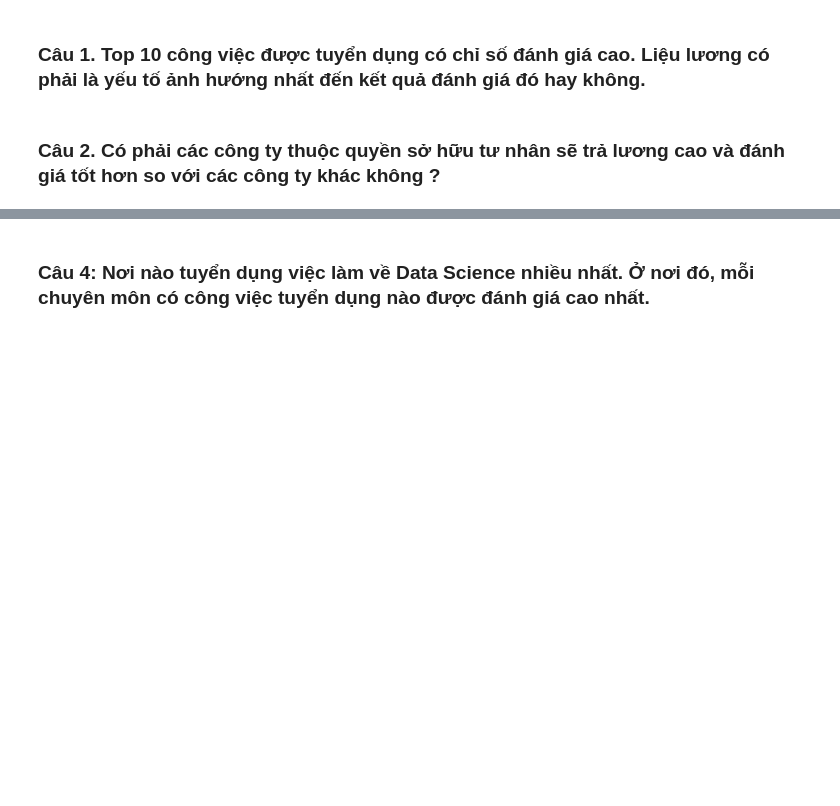
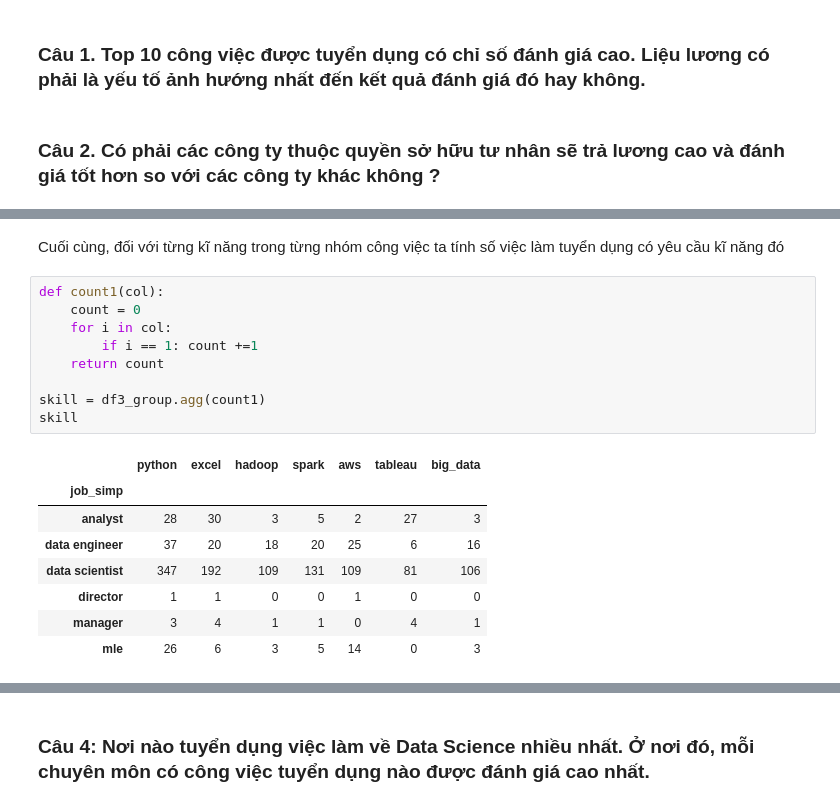
Before and after one commit to fminhtu/P4DS-FinalProject, a Jupyter notebook: Final.ipynb, the cells around one changed output, grey strips where cells are left out. Saved outputs shown, nothing was run; the diff lists cells and outputs as text; blank space fills up the shorter version.

```diff
--- a/Final.ipynb
+++ b/Final.ipynb
@@ -246,0 +286,20 @@ Lợi ích của việc tìm ra câu trả lời là gì?
+# %% [markdown]
+Cuối cùng, đối với từng kĩ năng trong từng nhóm công việc ta tính số việc làm tuyển dụng có yêu cầu kĩ năng đó
+# %%
+def count1(col):
+    count = 0
+    for i in col:
+        if i == 1: count +=1
+    return count
+
+skill = df3_group.agg(count1)
+skill
+# %% [output]
+|  | python | excel | hadoop | spark | aws | tableau | big_data |
+| job_simp |  |  |  |  |  |  |  |
+| analyst | 28 | 30 | 3 | 5 | 2 | 27 | 3 |
+| data engineer | 37 | 20 | 18 | 20 | 25 | 6 | 16 |
+| data scientist | 347 | 192 | 109 | 131 | 109 | 81 | 106 |
+| director | 1 | 1 | 0 | 0 | 1 | 0 | 0 |
+| manager | 3 | 4 | 1 | 1 | 0 | 4 | 1 |
+| mle | 26 | 6 | 3 | 5 | 14 | 0 | 3 |
```
Also changed, not shown: parts of 11 cells of this notebook.
